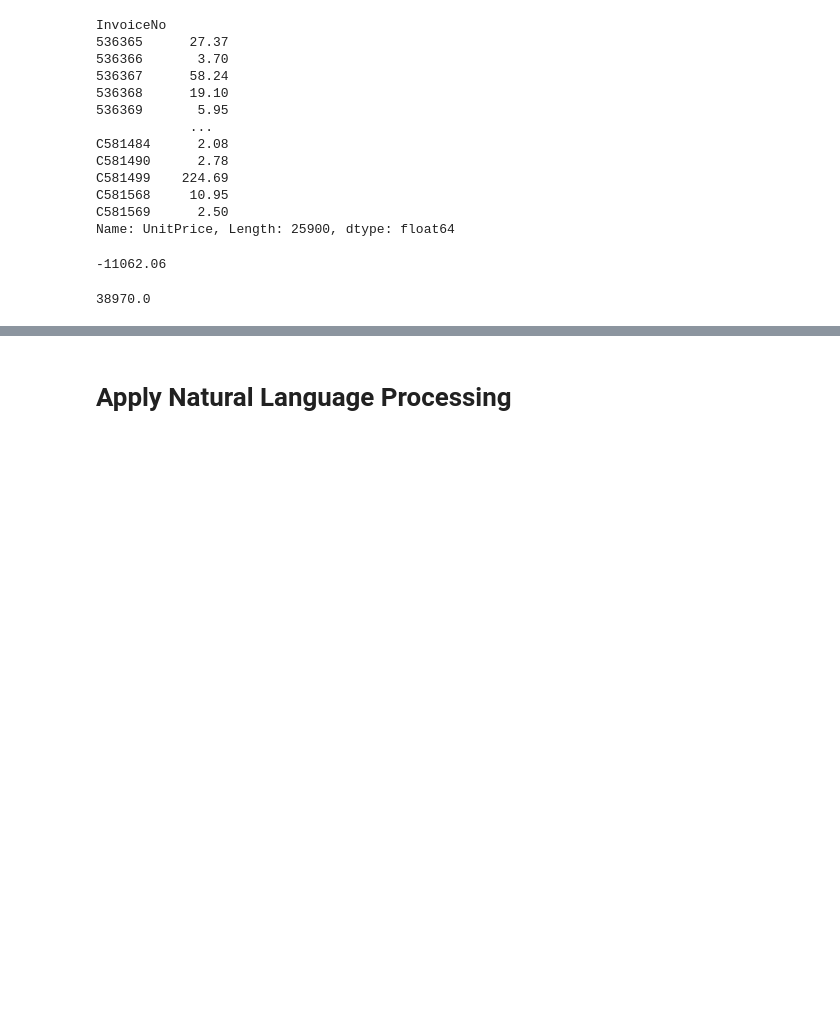
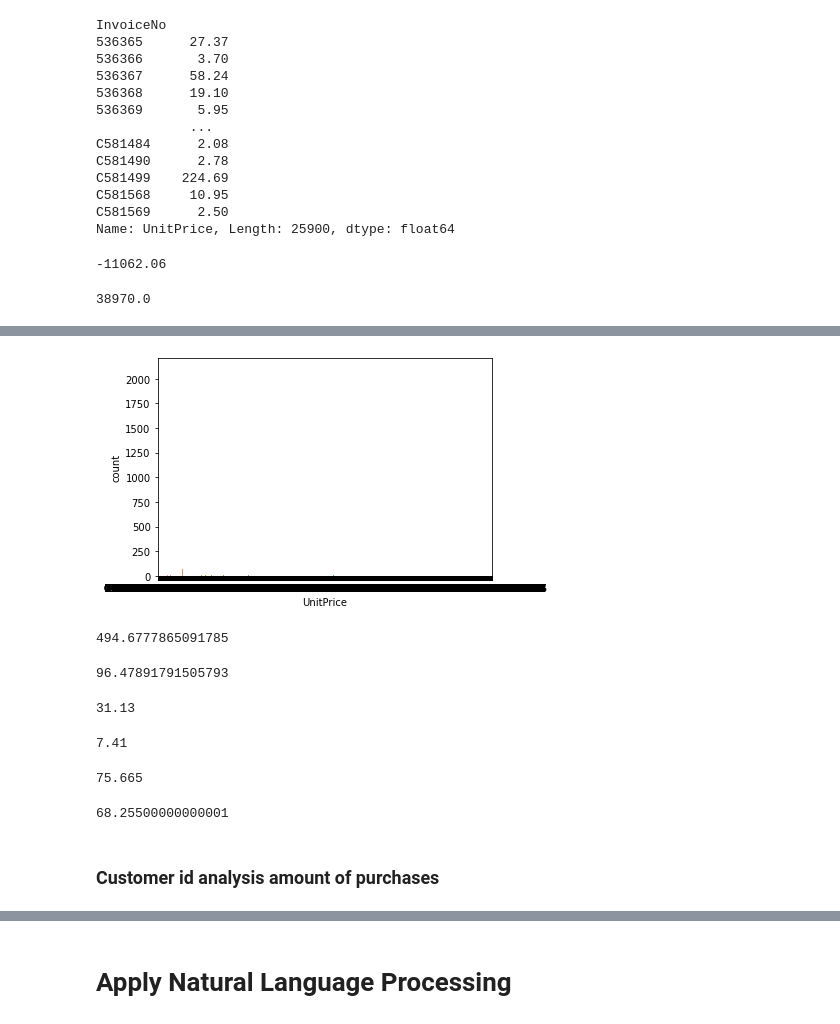
Before and after one commit to nonameforpirate/businessAnalysis, a Jupyter notebook: BusinessAnalysis.ipynb, the cells around one changed output, grey strips where cells are left out. Saved outputs shown, nothing was run; the diff lists cells and outputs as text; code cells hidden in the pictures; blank space fills up the shorter version.

```diff
--- a/BusinessAnalysis.ipynb
+++ b/BusinessAnalysis.ipynb
@@ -179,0 +150,36 @@ grp_invoice['UnitPrice'].hist(bins = 10)
+# %%
+ax = sns.countplot(x="UnitPrice",data=grp_invoice)
+# %% [output]
+[figure, added]
+# %%
+#standard deviation
+grp_invoice['UnitPrice'].std()
+# %% [output]
+494.6777865091785
+# %%
+#unit price mean
+grp_invoice['UnitPrice'].mean()
+# %% [output]
+96.47891791505793
+# %%
+#unit price median
+grp_invoice['UnitPrice'].median()
+# %% [output]
+31.13
+# %%
+#q1
+grp_invoice['UnitPrice'].quantile(0.25)
+# %% [output]
+7.41
+# %%
+#q3
+grp_invoice['UnitPrice'].quantile(0.75)
+# %% [output]
+75.665
+# %%
+#iqr
+grp_invoice['UnitPrice'].quantile(0.75) - grp_invoice['UnitPrice'].quantile(0.25)
+# %% [output]
+68.25500000000001
+# %% [markdown]
+### Customer id analysis amount of purchases
```
Also changed, not shown: parts of 68 cells of this notebook.
